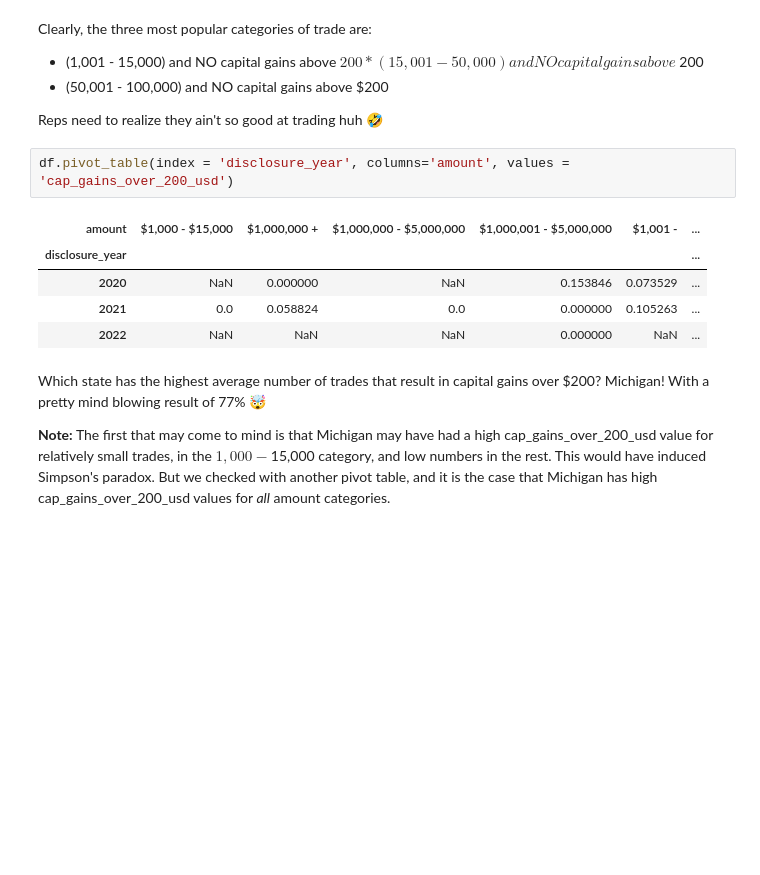
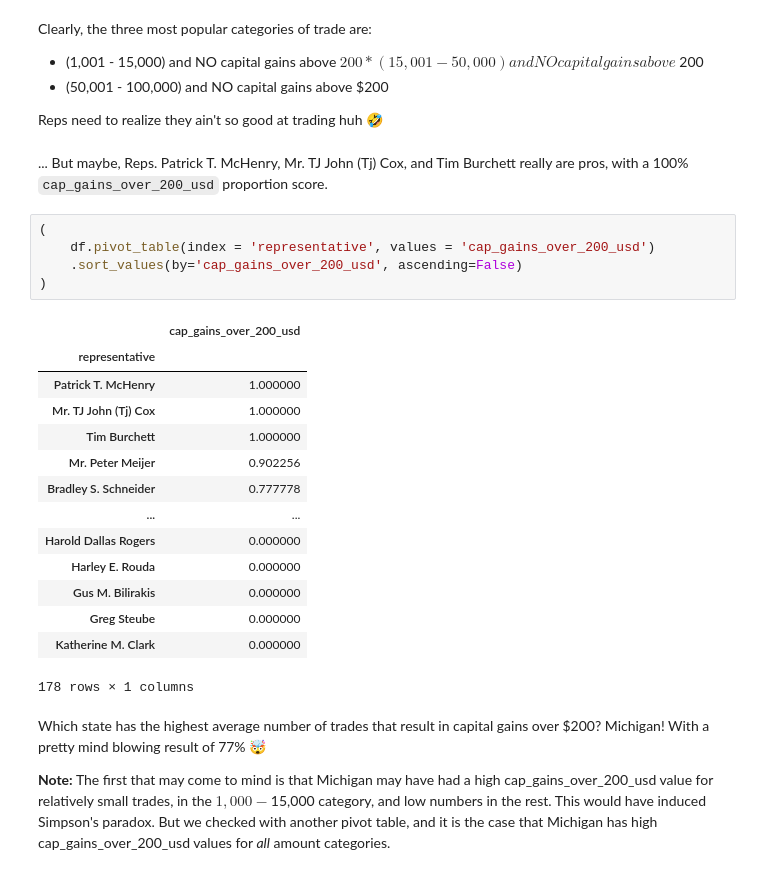
Before and after one commit to tharvipop/sussy-stock-trades, a Jupyter notebook: cleaning_and_eda.ipynb, the cells around one changed output. Drawn from its saved outputs; the diff is of its cells as text; blank space fills up the shorter version.

````diff
--- a/cleaning_and_eda.ipynb
+++ b/cleaning_and_eda.ipynb
@@ -178,14 +169,28 @@ Clearly, the three most popular categories of trade are:
 * (50,001 - 100,000) and NO capital gains above $200
 
 Reps need to realize they ain't so good at trading huh 🤣
-# %%
-df.pivot_table(index = 'disclosure_year', columns='amount', values = 'cap_gains_over_200_usd')
-# %% [output]
-| amount | $1,000 - $15,000 | $1,000,000 + | $1,000,000 - $5,000,000 | $1,000,001 - $5,000,000 | $1,001 - | ... |
-| disclosure_year |  |  |  |  |  | ... |
-| 2020 | NaN | 0.000000 | NaN | 0.153846 | 0.073529 | ... |
-| 2021 | 0.0 | 0.058824 | 0.0 | 0.000000 | 0.105263 | ... |
-| 2022 | NaN | NaN | NaN | 0.000000 | NaN | ... |
+# %% [markdown]
+... But maybe, Reps. Patrick T. McHenry, Mr. TJ John (Tj) Cox, and Tim Burchett really are pros, with a 100% ```cap_gains_over_200_usd``` proportion score.
+# %%
+(
+    df.pivot_table(index = 'representative', values = 'cap_gains_over_200_usd')
+    .sort_values(by='cap_gains_over_200_usd', ascending=False)
+)
+# %% [output]
+|  | cap_gains_over_200_usd |
+| representative |  |
+| Patrick T. McHenry | 1.000000 |
+| Mr. TJ John (Tj) Cox | 1.000000 |
+| Tim Burchett | 1.000000 |
+| Mr. Peter Meijer | 0.902256 |
+| Bradley S. Schneider | 0.777778 |
+| ... | ... |
+| Harold Dallas Rogers | 0.000000 |
+| Harley E. Rouda | 0.000000 |
+| Gus M. Bilirakis | 0.000000 |
+| Greg Steube | 0.000000 |
+| Katherine M. Clark | 0.000000 |
+178 rows × 1 columns
 # %% [markdown]
 Which state has the highest average number of trades that result in capital gains over $200?
 Michigan! With a pretty mind blowing result of 77% 🤯
````
Also changed, not shown: parts of 8 cells of this notebook.
